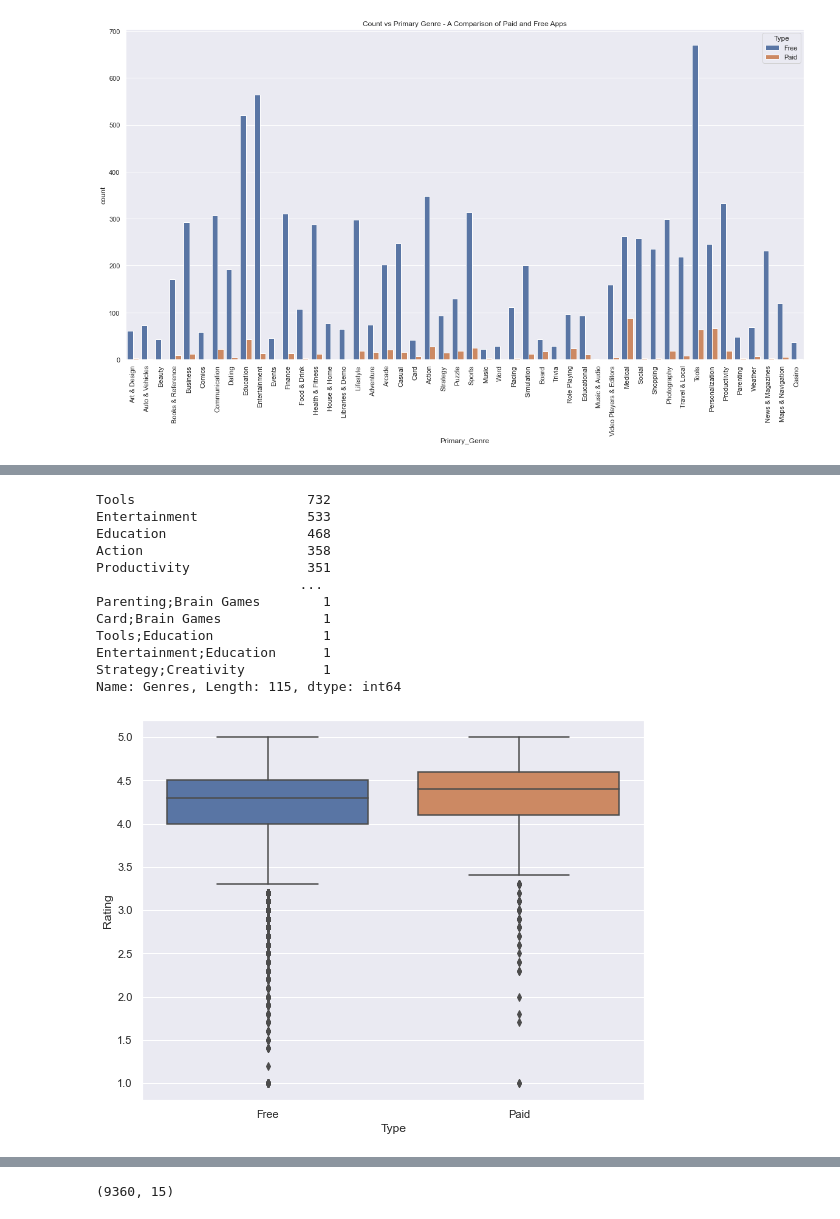
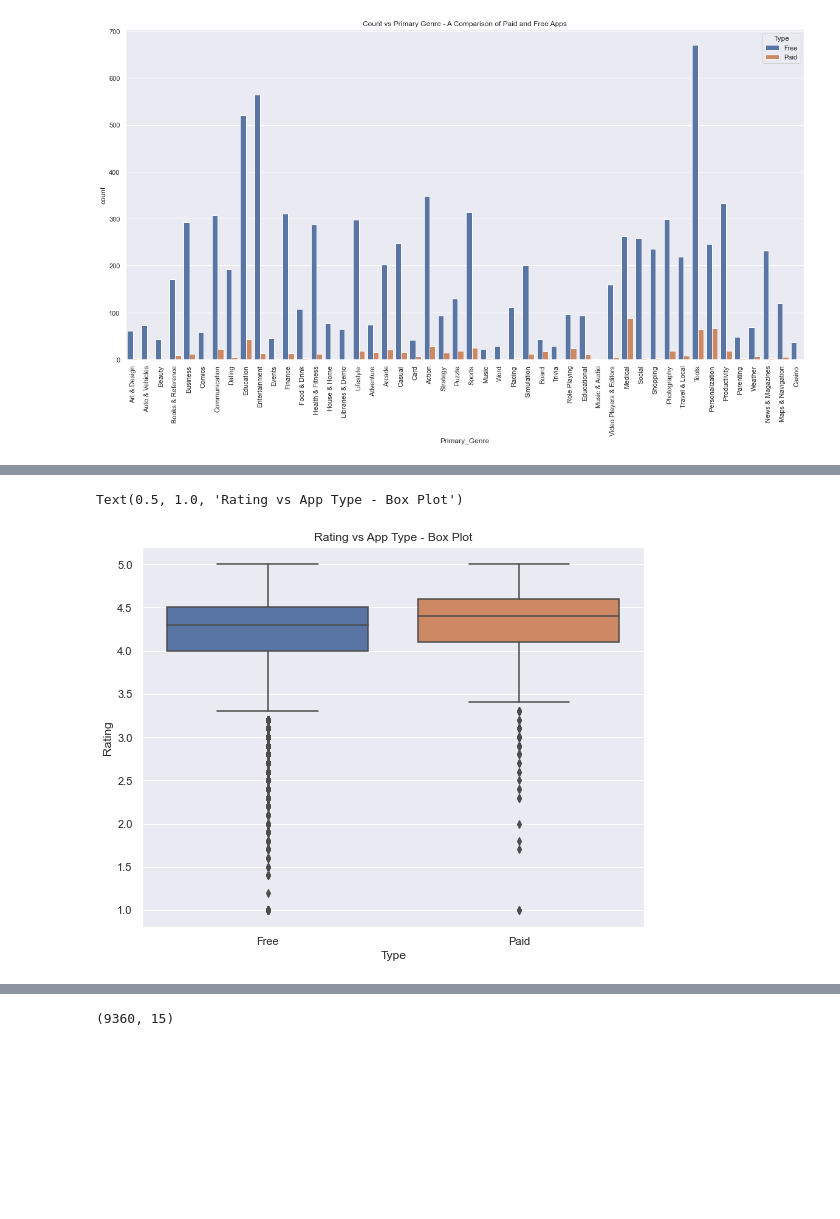
Before and after one commit to bryanaguiar/Data-Science-Group-Project, a Jupyter notebook: Playstore_Analysis_Data_Clean_Up.ipynb, the cells around one changed output, grey strips where cells are left out. Saved outputs shown, nothing was run; the diff lists cells and outputs as text; code cells hidden in the pictures; blank space fills up the shorter version.

```diff
--- a/Playstore_Analysis_Data_Clean_Up.ipynb
+++ b/Playstore_Analysis_Data_Clean_Up.ipynb
@@ -382,27 +410,13 @@ plt.xticks(rotation=90)
 # %%
 # change default plot size
 rcParams['figure.figsize'] = 9,7
-# %%
-# Shows the count of total apps with the given genre
-print(df['Genres'].value_counts())
-# %% [output]
-Tools                      732
-Entertainment              533
-Education                  468
-Action                     358
-Productivity               351
-                          ...
-Parenting;Brain Games        1
-Card;Brain Games             1
-Tools;Education              1
-Entertainment;Education      1
-Strategy;Creativity          1
-Name: Genres, Length: 115, dtype: int64
 # %%
 #Boxplot of ratings for free and paid apps
 plot = sns.boxplot(data=df, x='Type', y='Rating')
+plot.set_title('Rating vs App Type - Box Plot')
 # %% [output]
+Text(0.5, 1.0, 'Rating vs App Type - Box Plot')
-[figure, old version]
+[figure, new version]
 # %%
 # Take a look at distribution of prices for paid apps
 plot = sns.histplot(data=df[df['Type'] == 'Paid'], x='Price', bins = 50)
```
Also changed, not shown: parts of 42 cells of this notebook.
